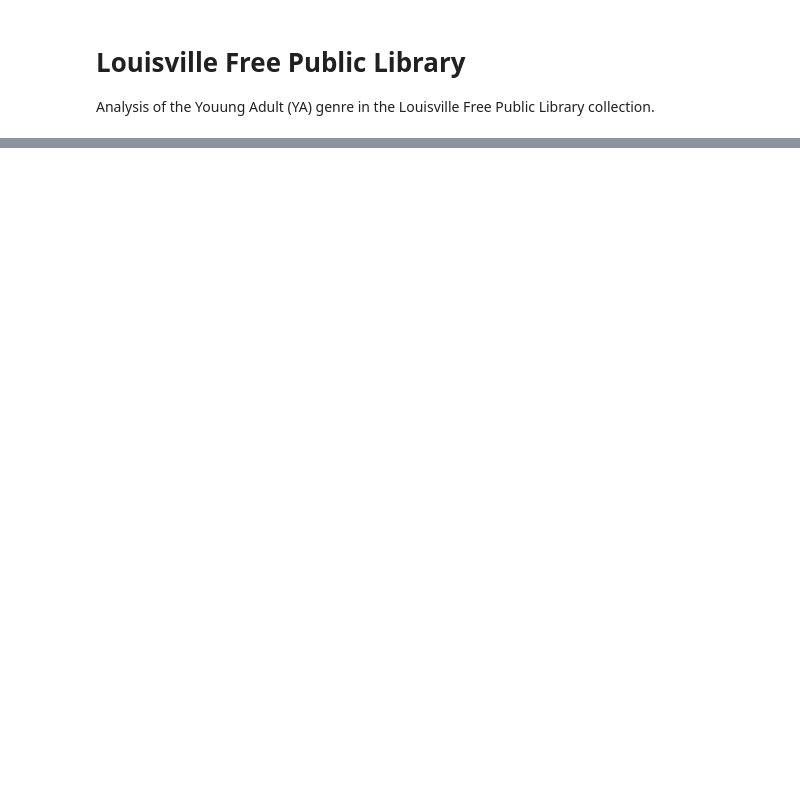
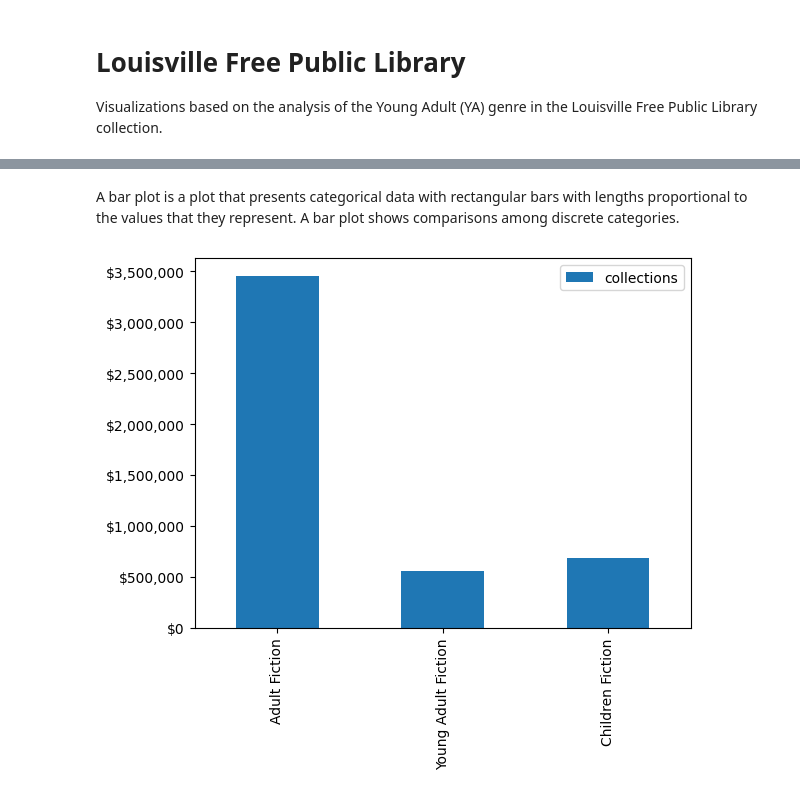
Before and after one commit to yathridv/lfpl-plot, a Jupyter notebook: plot.ipynb, the cells around one changed output, grey strips where cells are left out. Cells and saved outputs as stored; diff of their text form; code cells hidden in the pictures; blank space fills up the shorter version.

Commit message:
plotting added

```diff
--- a/plot.ipynb
+++ b/plot.ipynb
@@ -1,7 +1,7 @@
 # %% [markdown]
 # Louisville Free Public Library
 
-Analysis of the Youung Adult (YA) genre in the Louisville Free Public Library collection.
+Visualizations based on the analysis of the Young Adult (YA) genre in the Louisville Free Public Library collection.
 # %%
 import pandas as pd
 import numpy as np
@@ -18,3 +19,28 @@ books_df.head()
 | 2 | 707411 | Robin rescues dinner : 52 weeks o... | Miller, Robin, 1964- | 2009 | Book | Adult Non-Fiction | Southwest | 19.99 | ... |
 | 3 | 707411 | Robin rescues dinner : 52 weeks o... | Miller, Robin, 1964- | 2009 | Book | Adult Non-Fiction | Remote Shelving - Main | 19.99 | ... |
 | 4 | 707411 | Robin rescues dinner : 52 weeks o... | Miller, Robin, 1964- | 2009 | Book | Adult Non-Fiction | Remote Shelving - Main | 19.99 | ... |
+# %% [markdown]
+<p>A bar plot is a plot that presents categorical data with rectangular bars with lengths proportional to the values that they represent. A bar plot shows comparisons among discrete categories. </p>
+# %%
+
+# Data masks
+adult_fiction_mask = (books_df['Audience'] == 'Adult') & (books_df['Genre'] == 'Fiction')
+ya_mask = (books_df['Audience'] == 'Teen') & (books_df['Genre'] == 'Fiction')
+children_mask = (books_df['Audience'] == 'Children') & (books_df['Genre'] == 'Fiction')
+
+# Totals by groups
+adult_fiction = int( books_df[adult_fiction_mask]['ItemPrice'].sum())
+ya_fiction = int( books_df[ya_mask]['ItemPrice'].sum())
+children_fiction = int( books_df[children_mask]['ItemPrice'].sum())
+
+# Plot a bar chart
+plotdata = pd.DataFrame(
+    {"collections": [adult_fiction, ya_fiction, children_fiction]},
+    index=["Adult Fiction", "Young Adult Fiction", "Children Fiction"])
+
+
+fig = plotdata.plot(kind="bar")
+fmt = '${x:,.0f}'
+fig.yaxis.set_major_formatter('${x:,.0f}')
+# %% [output]
+[figure, added]
```
Also changed, not shown: parts of 8 cells of this notebook, 2 other files.
